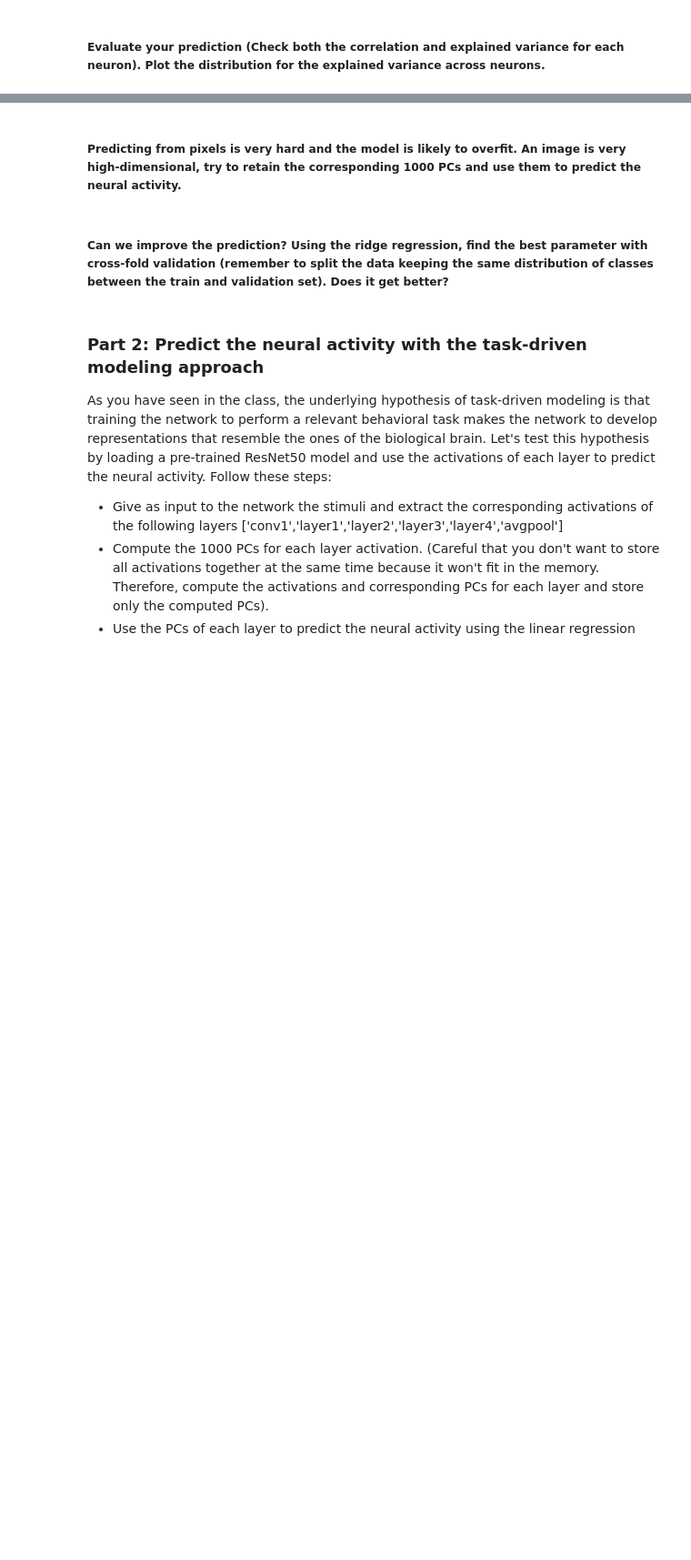
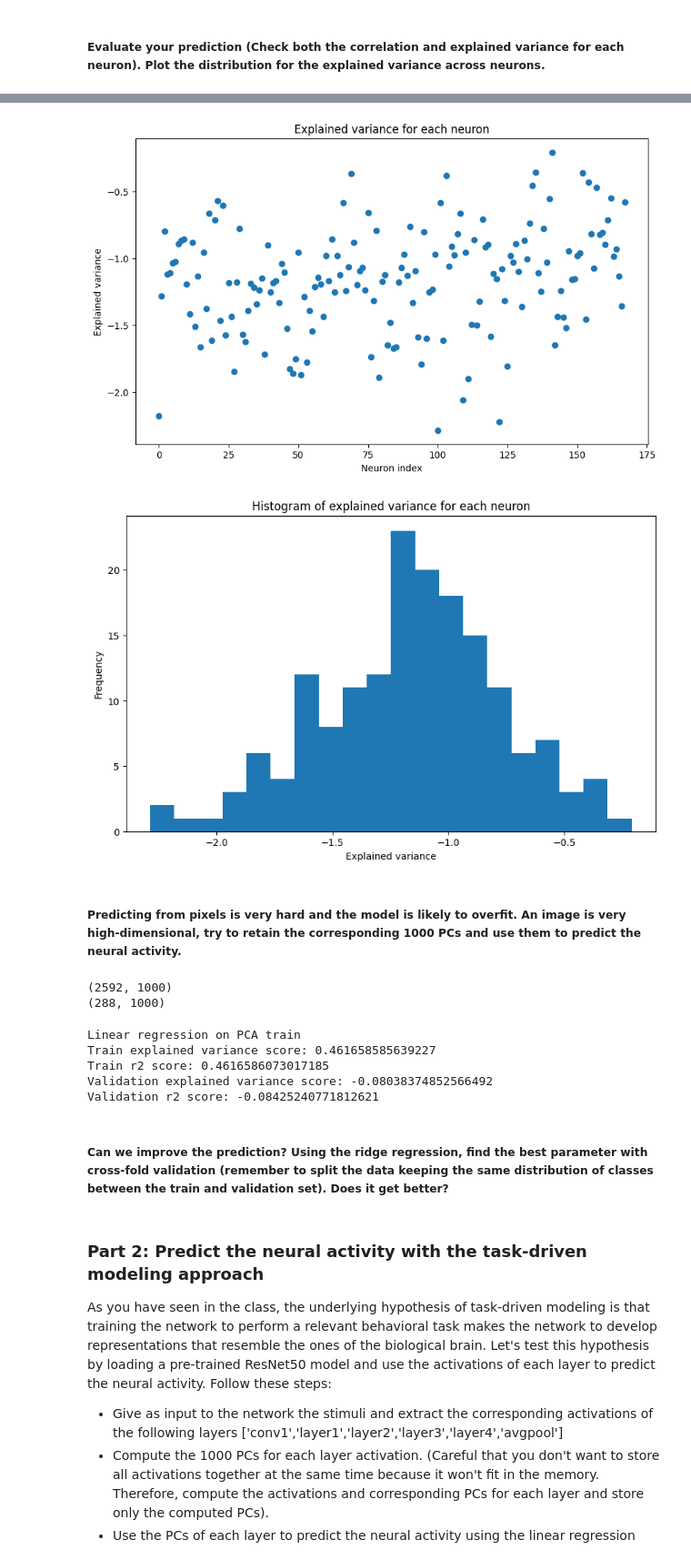
Before and after one commit to GuilhermeCosta-Ferreira/BLCI_G21, a Jupyter notebook: week6.ipynb, the cells around one changed output, grey strips where cells are left out. Shown: that part at 91% size. Saved outputs shown, nothing was run; the diff lists cells and outputs as text; code cells hidden in the pictures; blank space fills up the shorter version.

```diff
--- a/week6.ipynb
+++ b/week6.ipynb
@@ -129,2 +155,26 @@ plt.show()
+# %%
+# # print the explained variance for each neuron
+# print('Explained variance for each neuron:')
+# for i in range(n_neurons):
+#     print('Neuron {}: {}'.format(i, explained_variance_score(spikes_train[:, i], predictions_train[:, i])))
+
+# plot the explained variance for each neuron
+plt.figure(figsize=(10, 6))
+plt.scatter(range(n_neurons), [explained_variance_score(spikes_val[:, i], predictions_val[:, i]) for i in range(n_neurons)])
+plt.xlabel('Neuron index')
+plt.ylabel('Explained variance')
+plt.title('Explained variance for each neuron')
+plt.show()
+
+# plot the histogram to bin the explained variance
+plt.figure(figsize=(10, 6))
+plt.hist([explained_variance_score(spikes_val[:, i], predictions_val[:, i]) for i in range(n_neurons)], bins=20)
+plt.xlabel('Explained variance')
+plt.ylabel('Frequency')
+plt.title('Histogram of explained variance for each neuron')
+plt.show()
+# %% [output]
+[figure, added]
+[figure, added]
 # %% [markdown]
 ##### Predicting from pixels is very hard and the model is likely to overfit. An image is very high-dimensional, try to retain the corresponding 1000 PCs and use them to predict the neural activity.
@@ -133,2 +181,35 @@ plt.show()
+# %%
+#### Here your code
+# Apply PCA to the training data to reduce dimensionality of every image down to 1000 components
+pca = PCA(n_components=1000)
+pca.fit(stimulus_train_reshape)
+# Transform the training, validation and test data
+stimulus_train_pca = pca.transform(stimulus_train_reshape)
+stimulus_val_pca = pca.transform(stimulus_val_reshape)
+stimulus_test_pca = pca.transform(stimulus_test_reshape)
+# Check the shape of the PCA transformed data
+print(stimulus_train_pca.shape)
+print(stimulus_val_pca.shape)
+# %% [output]
+(2592, 1000)
+(288, 1000)
+# %%
+# apply normal logistic regression to the PCA transformed data
+linear_regression_pca = LinearRegression()
+linear_regression_pca.fit(stimulus_train_pca, spikes_train)
+predictions_train_pca = linear_regression_pca.predict(stimulus_train_pca)
+predictions_val_pca = linear_regression_pca.predict(stimulus_val_pca)
+# Inspect
+print('Linear regression on PCA train')
+print('Train explained variance score: {}'.format(explained_variance_score(spikes_train, predictions_train_pca)))
+print('Train r2 score: {}'.format(r2_score(spikes_train, predictions_train_pca)))
+print('Validation explained variance score: {}'.format(explained_variance_score(spikes_val, predictions_val_pca)))
+print('Validation r2 score: {}'.format(r2_score(spikes_val, predictions_val_pca)))
+# %% [output]
+Linear regression on PCA train
+Train explained variance score: 0.461658585639227
+Train r2 score: 0.4616586073017185
+Validation explained variance score: -0.08038374852566492
+Validation r2 score: -0.08425240771812621
 # %% [markdown]
 ##### Can we improve the prediction? Using the ridge regression, find the best parameter with cross-fold validation (remember to split the data keeping the same distribution of classes between the train and validation set). Does it get better?
```
Also changed, not shown: parts of 12 cells of this notebook, 1 other file.
